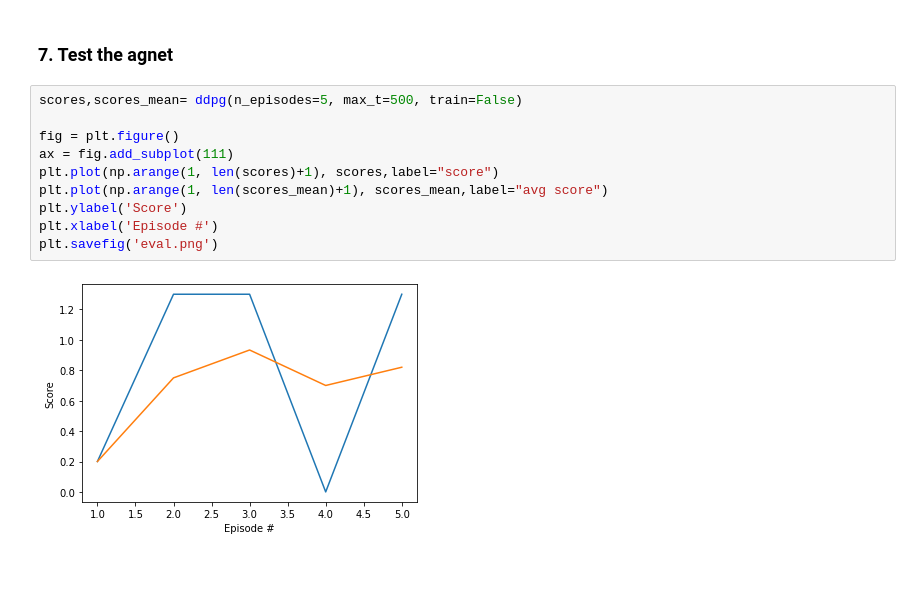
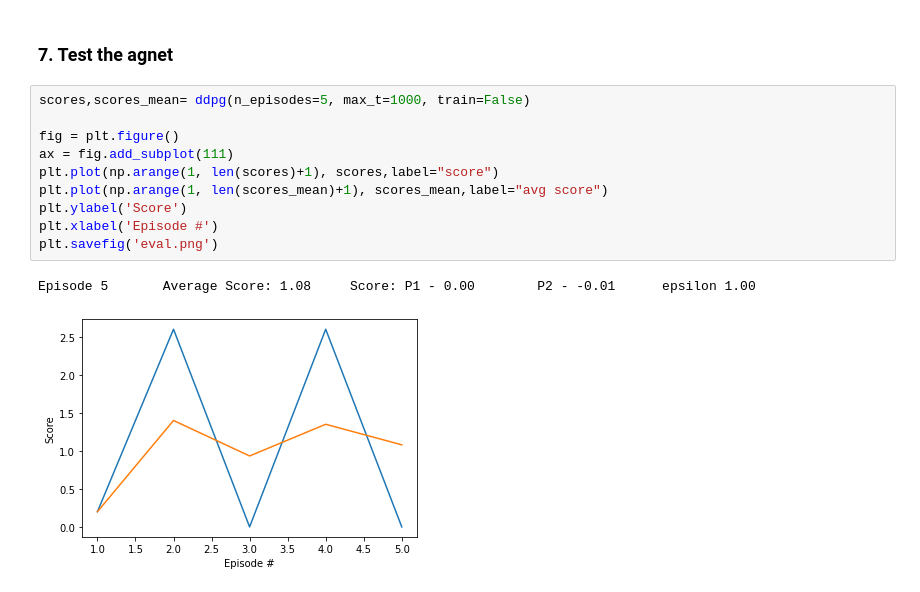
Before and after one commit to skingle/Deep-Reinforcenment-learning-Tennis, a Jupyter notebook: Tennis.ipynb, the cells around one changed output. Cells and saved outputs as stored; diff of their text form.

```diff
--- a/Tennis.ipynb
+++ b/Tennis.ipynb
@@ -203,14 +203,15 @@ Environment solved in 928 episodes!     Average Score: 0.50
 # %% [markdown]
 ### 7. Test the agnet
 # %%
-scores,scores_mean= ddpg(n_episodes=5, max_t=500, train=False)
+scores,scores_mean= ddpg(n_episodes=5, max_t=1000, train=False)
 
 fig = plt.figure()
 ax = fig.add_subplot(111)
 plt.plot(np.arange(1, len(scores)+1), scores,label="score")
 plt.plot(np.arange(1, len(scores_mean)+1), scores_mean,label="avg score")
 plt.ylabel('Score')
 plt.xlabel('Episode #')
 plt.savefig('eval.png')
 # %% [output]
+Episode 5       Average Score: 1.08     Score: P1 - 0.00        P2 - -0.01      epsilon 1.00
-[figure, old version]
+[figure, new version]
```
Also changed, not shown: 6 other files.
